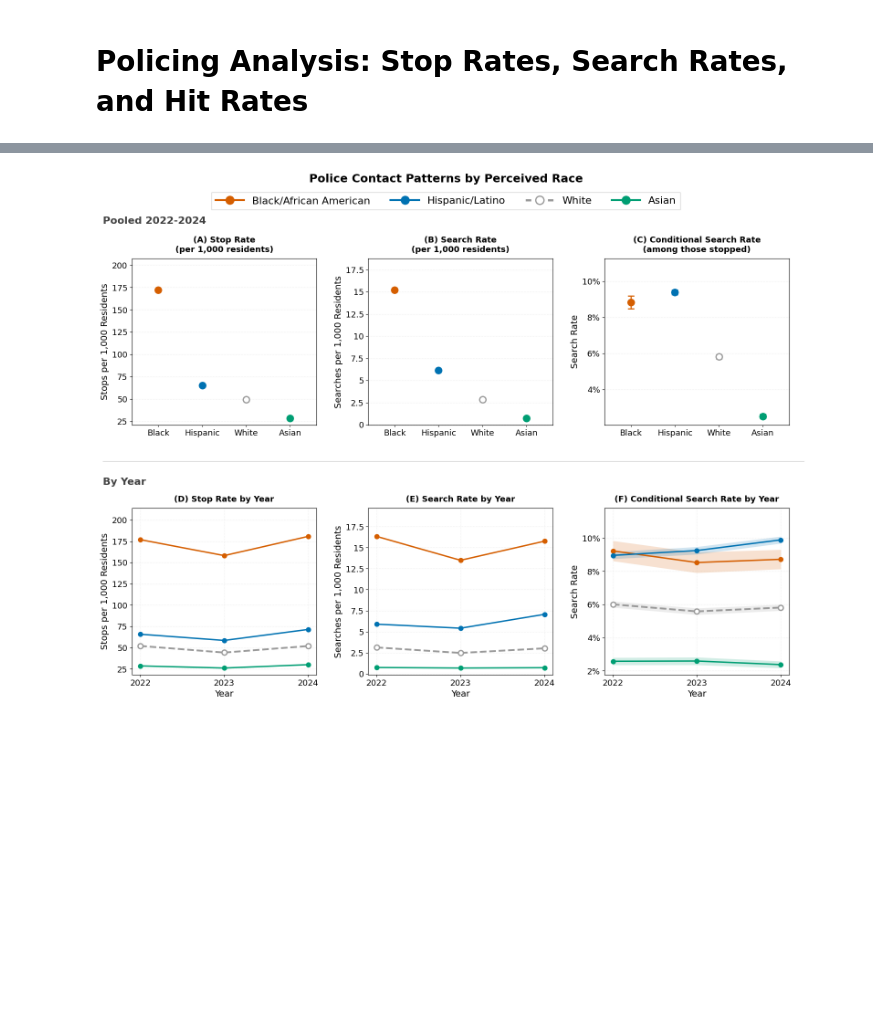
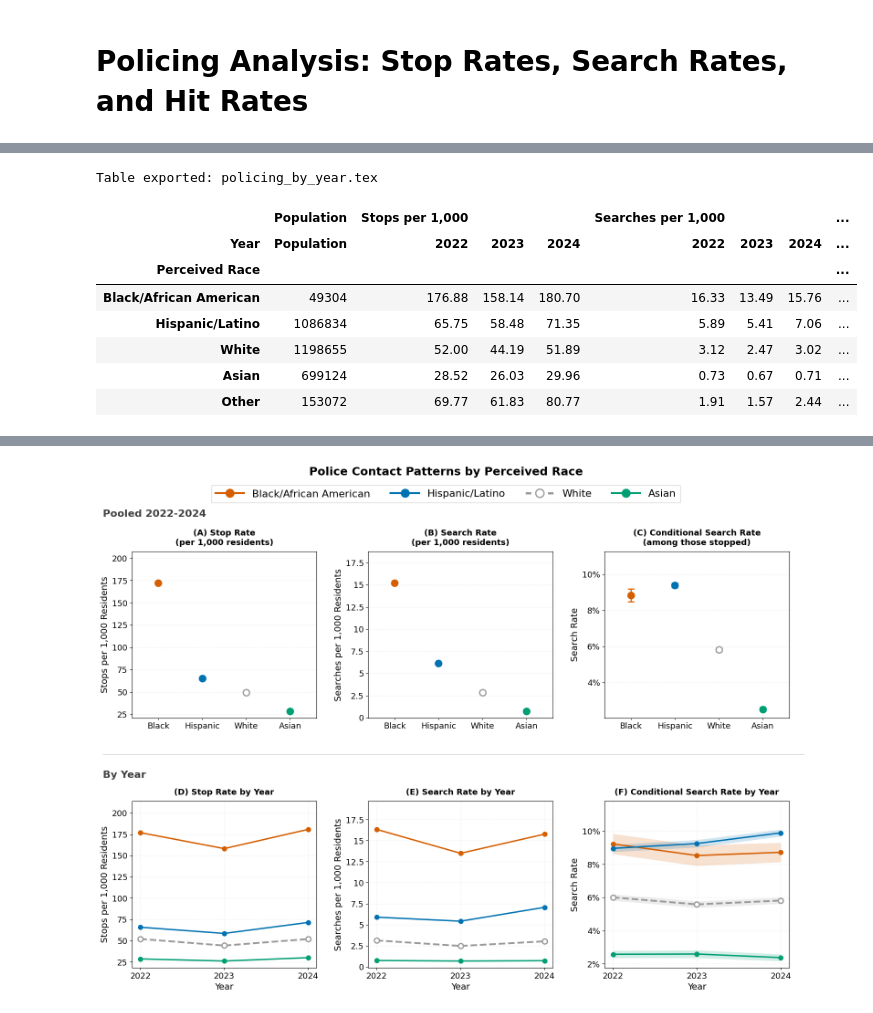
Before and after one commit to laurenbchu/honors-thesis, a Jupyter notebook: notebooks/02_analysis.ipynb, the cells around one changed output, grey strips where cells are left out. Cells and saved outputs as stored; diff of their text form; code cells hidden in the pictures; blank space fills up the shorter version.

```diff
--- a/notebooks/02_analysis.ipynb
+++ b/notebooks/02_analysis.ipynb
@@ -115,13 +224,59 @@ policing_analysis = analysis_utils.policing_rates(policing, census_coarse)
 # %%
 # Creating tables
 race_order = ["Black/African American", "Hispanic/Latino", "White", "Asian", "Other"]
 
 df = policing_analysis.copy()
 
 pop = (df[["Perceived Race", "Population"]]
        .drop_duplicates("Perceived Race")
        .set_index("Perceived Race")
        .reindex(race_order))
 
-stops_1k = table_utils.make_pivot_with_ci(df, "Stops per 1,000", "Stops per 1,000 SE")
-searches_1k = table_utils.make_pivot_with_ci(df, "Searches per 1,000", "Searches per 1,000 SE")
+def make_pivot_no_ci(df, value_col, digits=2):
+    """Plain pivot with no CI — just the formatted number."""
+    tmp = df[["Perceived Race", "Year", value_col]].copy()
+    tmp["cell"] = tmp[value_col].apply(lambda x: f"{x:.{digits}f}")
+    wide = tmp.pivot(index="Perceived Race", columns="Year", values="cell")
+    wide = wide.reindex(columns=[y for y in (2022, 2023, 2024) if y in wide.columns])
+    return wide
+
+stops_1k    = make_pivot_no_ci(df, "Stops per 1,000")
+searches_1k = make_pivot_no_ci(df, "Searches per 1,000")
+
+tab2 = df.copy()
+tab2["Search Rate"] *= 100
+tab2["Hit Rate"]    *= 100
+tab2["Search Rate SE"] *= 100
+tab2["Hit Rate SE"]    *= 100
+
+search_rate = table_utils.make_pivot_with_ci(tab2, "Search Rate", "Search Rate SE")
+hit_rate    = table_utils.make_pivot_with_ci(tab2, "Hit Rate", "Hit Rate SE")
+
+table_policing = pd.concat(
+    [pop, stops_1k, searches_1k, search_rate, hit_rate],
+    axis=1,
+    keys=["Population", "Stops per 1,000", "Searches per 1,000",
+          "Search Rate (%)", "Hit Rate (%)"]
+)
+
+table_policing.columns = pd.MultiIndex.from_tuples(
+    [(g, c) for g, c in table_policing.columns],
+    names=["", "Year"]
+)
+
+table_policing = table_policing.reindex(race_order)
+
+# Export — pass policing_analysis, NOT table_policing
+table_utils.export_policing_by_year(policing_analysis)
+
+table_policing
+# %% [output]
+Table exported: policing_by_year.tex
+|  | Population | Stops per 1,000 |  |  | Searches per 1,000 |  |  | ... |
+| Year | Population | 2022 | 2023 | 2024 | 2022 | 2023 | 2024 | ... |
+| Perceived Race |  |  |  |  |  |  |  | ... |
+| Black/African American | 49304 | 176.88 | 158.14 | 180.70 | 16.33 | 13.49 | 15.76 | ... |
+| Hispanic/Latino | 1086834 | 65.75 | 58.48 | 71.35 | 5.89 | 5.41 | 7.06 | ... |
+| White | 1198655 | 52.00 | 44.19 | 51.89 | 3.12 | 2.47 | 3.02 | ... |
+| Asian | 699124 | 28.52 | 26.03 | 29.96 | 0.73 | 0.67 | 0.71 | ... |
+| Other | 153072 | 69.77 | 61.83 | 80.77 | 1.91 | 1.57 | 2.44 | ... |
```
Also changed, not shown: parts of 6 cells of this notebook, 13 other files.
